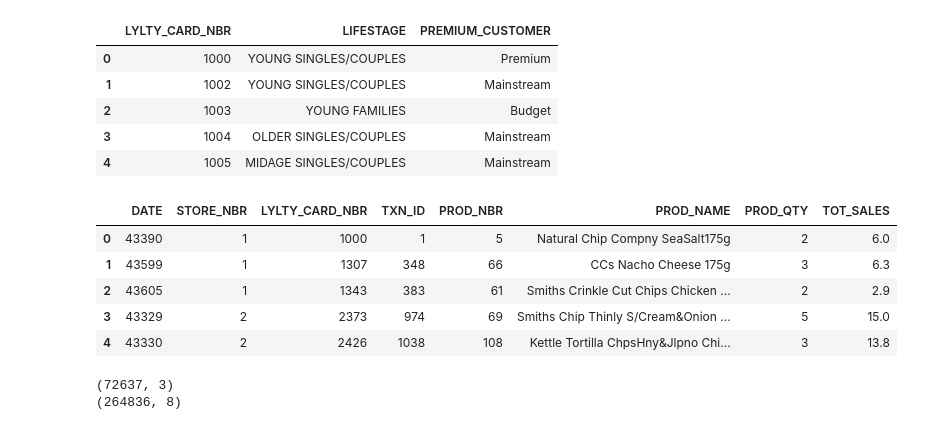
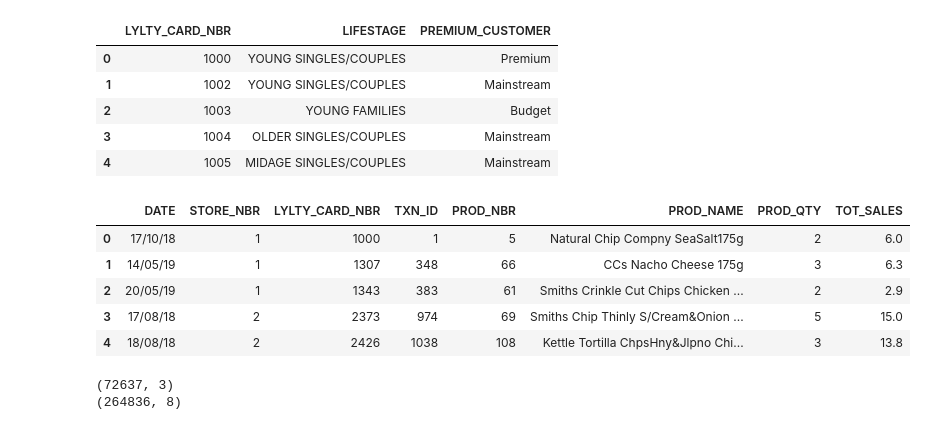
Before and after one commit to Sdbhagat1323/git_learning, a Jupyter notebook: Quantium_intership_project/Chip.ipynb, the cells around one changed output. Saved outputs shown, nothing was run; the diff lists cells and outputs as text; code cells hidden in the pictures.

```diff
--- a/Quantium_intership_project/Chip.ipynb
+++ b/Quantium_intership_project/Chip.ipynb
@@ -10,6 +11,8 @@ pd.set_option("display.max_row", 500)
 # %%
 dataset =  pd.read_csv("QVI_purchase_behaviour.csv")
-transactions_df = pd.read_excel("QVI_transaction_data.xlsx")
+#transactions_df = pd.read_excel("QVI_transaction_data.xlsx")
+#transactions_df.to_csv("transcation_csv.csv", index =  False, encoding="utf-8")
+transaction_df = pd.read_csv("transcation_csv.csv")
 data = dataset.copy()
 # %%
 dataset.head()
@@ -21,13 +24,13 @@ dataset.head()
 | 3 | 1004 | OLDER SINGLES/COUPLES | Mainstream |
 | 4 | 1005 | MIDAGE SINGLES/COUPLES | Mainstream |
 # %%
-transactions_df.head()
+transaction_df.head()
 # %% [output]
 |  | DATE | STORE_NBR | LYLTY_CARD_NBR | TXN_ID | PROD_NBR | PROD_NAME | PROD_QTY | TOT_SALES |
-| 0 | 43390 | 1 | 1000 | 1 | 5 | Natural Chip Compny SeaSalt175g | 2 | 6.0 |
-| 1 | 43599 | 1 | 1307 | 348 | 66 | CCs Nacho Cheese 175g | 3 | 6.3 |
-| 2 | 43605 | 1 | 1343 | 383 | 61 | Smiths Crinkle Cut Chips Chicken ... | 2 | 2.9 |
-| 3 | 43329 | 2 | 2373 | 974 | 69 | Smiths Chip Thinly S/Cream&Onion ... | 5 | 15.0 |
-| 4 | 43330 | 2 | 2426 | 1038 | 108 | Kettle Tortilla ChpsHny&Jlpno Chi... | 3 | 13.8 |
+| 0 | 17/10/18 | 1 | 1000 | 1 | 5 | Natural Chip Compny SeaSalt175g | 2 | 6.0 |
+| 1 | 14/05/19 | 1 | 1307 | 348 | 66 | CCs Nacho Cheese 175g | 3 | 6.3 |
+| 2 | 20/05/19 | 1 | 1343 | 383 | 61 | Smiths Crinkle Cut Chips Chicken ... | 2 | 2.9 |
+| 3 | 17/08/18 | 2 | 2373 | 974 | 69 | Smiths Chip Thinly S/Cream&Onion ... | 5 | 15.0 |
+| 4 | 18/08/18 | 2 | 2426 | 1038 | 108 | Kettle Tortilla ChpsHny&Jlpno Chi... | 3 | 13.8 |
 # %%
 print(dataset.shape)
```
Also changed, not shown: parts of 34 cells of this notebook, 2 other files.
